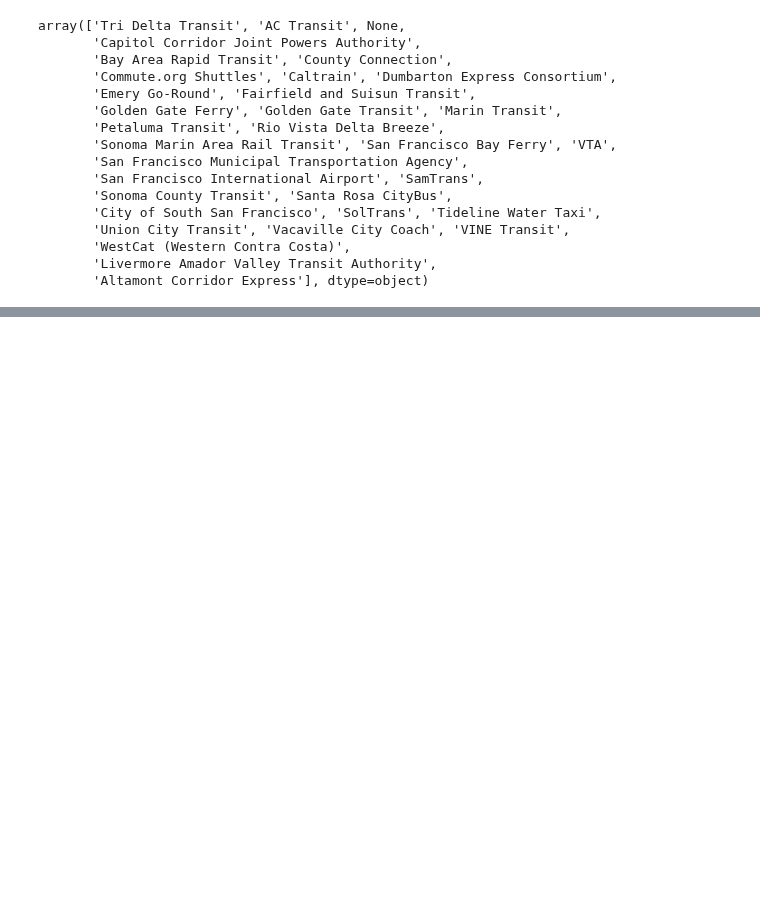
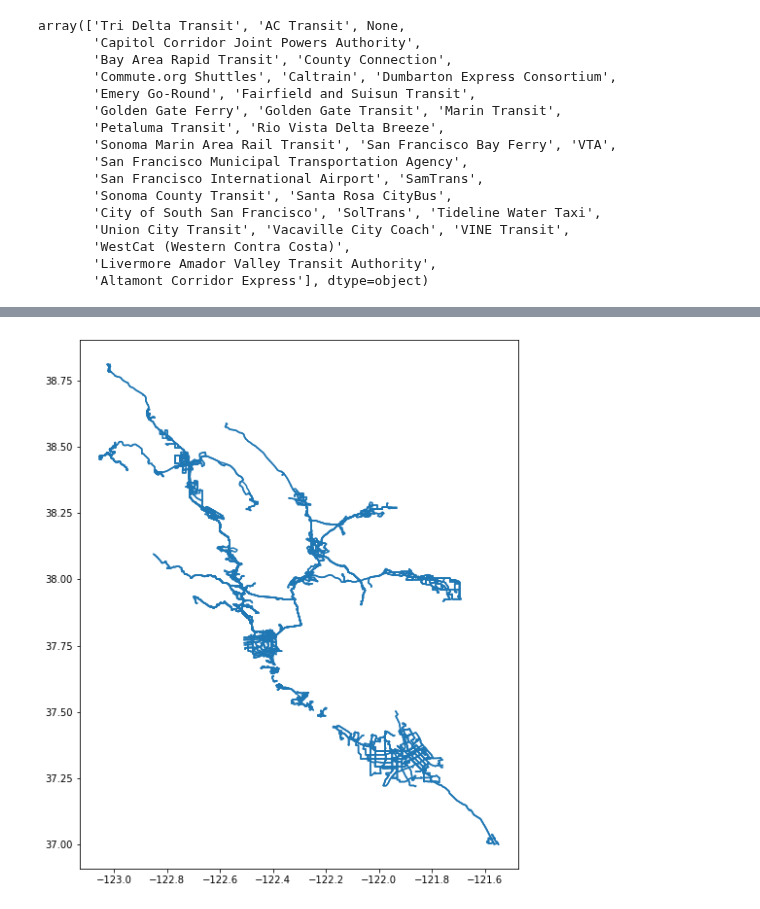
Before and after one commit to BayAreaMetro/Spatial-Analysis-Mapping-Projects, a Jupyter notebook: Project-Documentation/Covid-Transit-Mapping/Join Transit Headway Data to Route Geography.ipynb, the cells around one changed output, grey strips where cells are left out. Cells and saved outputs as stored; diff of their text form; code cells hidden in the pictures; blank space fills up the shorter version.

```diff
--- a/Project-Documentation/Covid-Transit-Mapping/Join Transit Headway Data to Route Geography.ipynb
+++ b/Project-Documentation/Covid-Transit-Mapping/Join Transit Headway Data to Route Geography.ipynb
@@ -142,0 +228,6 @@ pretty_routes = pretty_routes[pretty_routes['agency_name'] != 'San Francisco Int
+# %%
+june_all_day = pd.read_csv(os.path.join(box_data_dir,'2020-06/all_6am_6am_blue_ribbon_calcs.csv'))
+june_am_peak = pd.read_csv(os.path.join(box_data_dir,'2020-06/am_blue_ribbon_calcs.csv'))
+june_mid_day = pd.read_csv(os.path.join(box_data_dir,'2020-06/mid_blue_ribbon_calcs.csv'))
+june_pm_peak = pd.read_csv(os.path.join(box_data_dir,'2020-06/pm_blue_ribbon_calcs.csv'))
+june_late_day = pd.read_csv(os.path.join(box_data_dir,'2020-06/late_blue_ribbon_calcs.csv'))
@@ -142,0 +257,10 @@ pretty_routes = pretty_routes[pretty_routes['agency_name'] != 'San Francisco Int
+# %%
+june_all_rt_hdwy_geo = gp.GeoDataFrame.merge(pretty_routes[['route_id','geometry']],
+                                            june_all_day,
+                                            on='route_id',
+                                            how='inner',
+                                           indicator=True)
+# %%
+june_all_rt_hdwy_geo.plot(figsize=(10,10));
+# %% [output]
+[figure, added]
```
Also changed, not shown: parts of 23 cells of this notebook, 1 other file.
